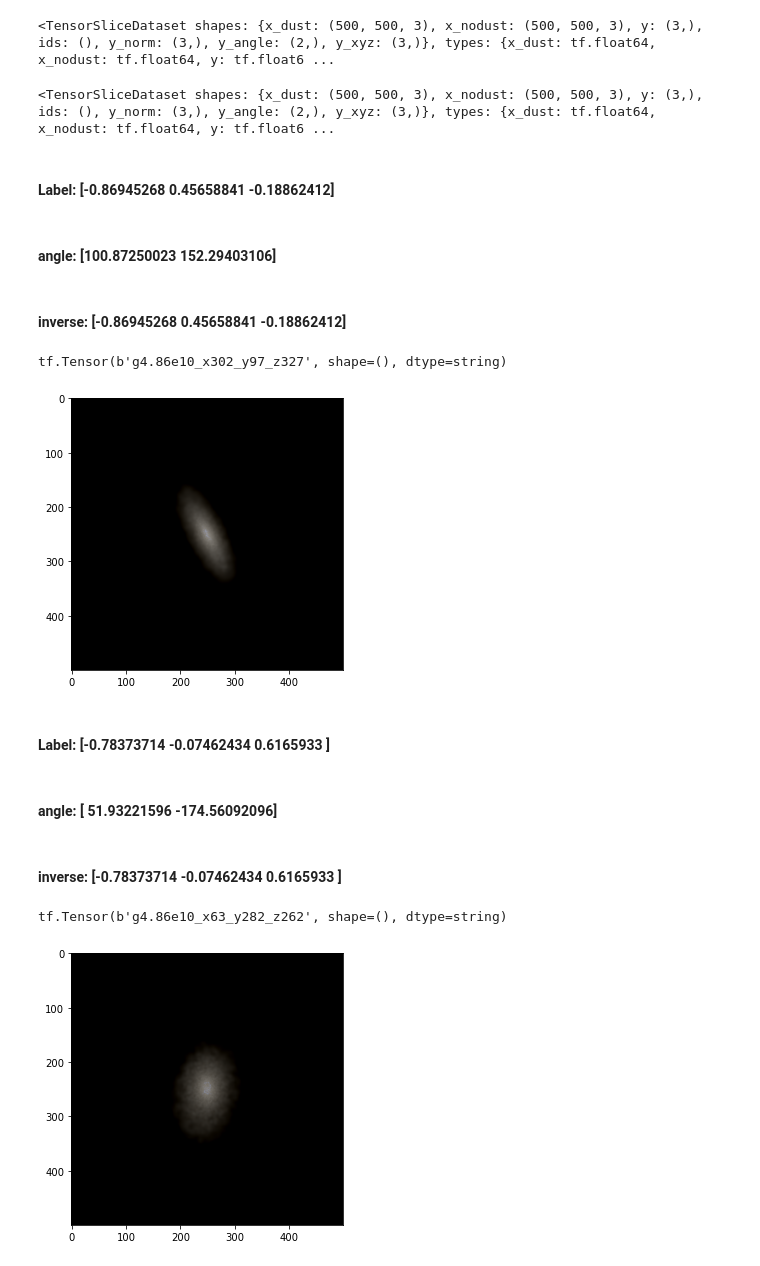
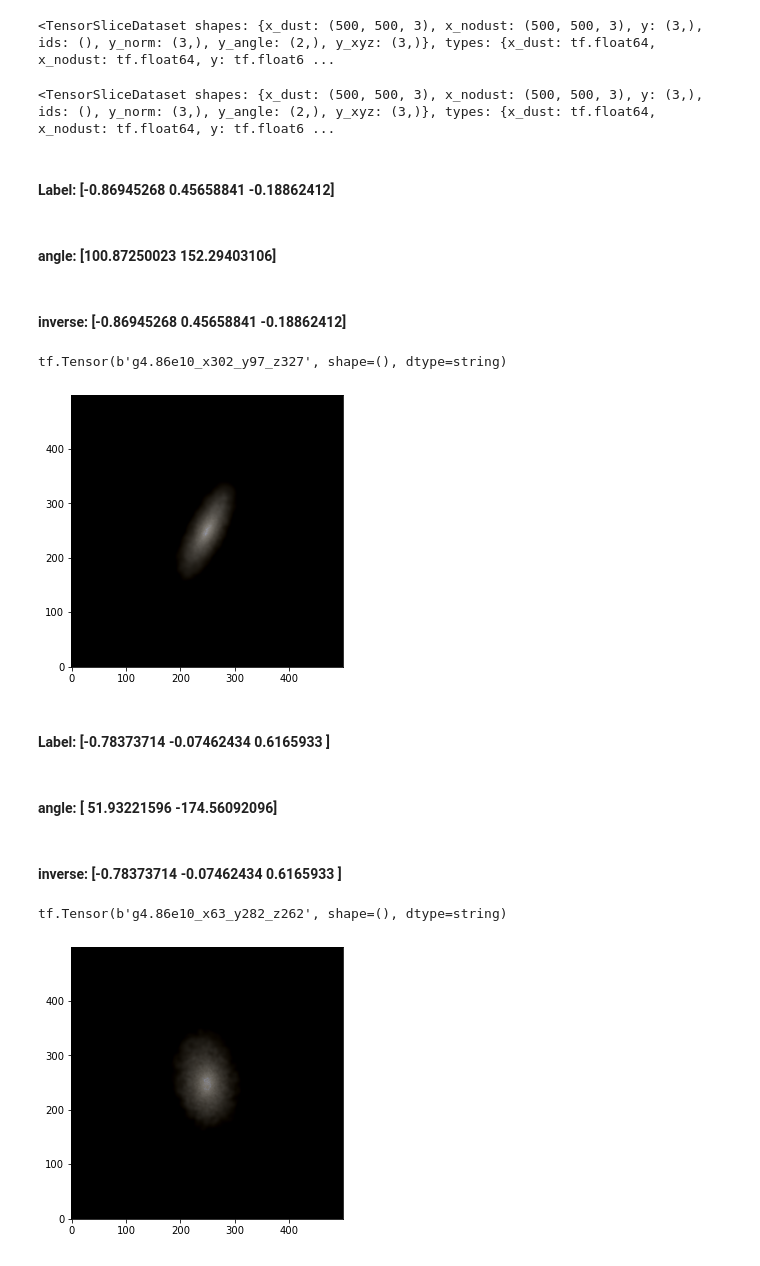
Before and after one commit to andreuva/DNN, a Jupyter notebook: play_data.ipynb, the cells around one changed output. Drawn from its saved outputs; the diff is of its cells as text; code cells hidden in the pictures.

Commit message:
changed origin in imshow

```diff
--- a/play_data.ipynb
+++ b/play_data.ipynb
@@ -122,43 +121,43 @@ def viz(ds):
     for e in elem:
         img = e['x_nodust'][:, :,:]
         fig, ax = plt.subplots(figsize=(5,5))
-        im = ax.imshow(img, cmap='gray', vmin=0, vmax=255)
+        im = ax.imshow(img, cmap='gray', vmin=0, vmax=255,origin='lower')
         display(Markdown("#### **Label:** {}".format(e['y_norm'])))
         display(Markdown("#### **angle:** {}".format(e['y_angle'])))
         display(Markdown("#### **inverse:** {}".format(e['y_xyz'])))
         print(e['ids'])
         plt.show()
         break
 
 def viz_batch(ds, idx):
     elem = ds.take(1) # get first batch
     for e in elem:
         img = e['x_nodust'][idx, :, :,:]
         fig, ax = plt.subplots(figsize=(5,5))
-        im = ax.imshow(img, cmap='gray', vmin=0, vmax=255)
+        im = ax.imshow(img, cmap='gray', vmin=0, vmax=255, origin='lower')
         display(Markdown("#### **Label:** {}".format(e['y_norm'][idx])))
         display(Markdown("#### **angle:** {}".format(e['y_angle'][idx])))
         display(Markdown("#### **inverse:** {}".format(e['y_xyz'][idx])))
         print(e['ids'][idx])
         plt.show()
         break
 
 print(dataset)
 viz(dataset)
 real_dataset = dataset.batch(batch_size).shuffle(10, seed=123)
 viz_batch(real_dataset, 2) # select any index within the batch, e.g. 2
 # %% [output]
 <TensorSliceDataset shapes: {x_dust: (500, 500, 3), x_nodust: (500, 500, 3), y: (3,), ids: (), y_norm: (3,), y_angle: (2,), y_xyz: (3,)}, types: {x_dust: tf.float64, x_nodust: tf.float64, y: tf.float6 ...
 #### **Label:** [-0.86945268  0.45658841 -0.18862412]
 #### **angle:** [100.87250023 152.29403106]
 #### **inverse:** [-0.86945268  0.45658841 -0.18862412]
 tf.Tensor(b'g4.86e10_x302_y97_z327', shape=(), dtype=string)
-[figure, old version]
+[figure, new version]
 #### **Label:** [-0.78373714 -0.07462434  0.6165933 ]
 #### **angle:** [  51.93221596 -174.56092096]
 #### **inverse:** [-0.78373714 -0.07462434  0.6165933 ]
 tf.Tensor(b'g4.86e10_x63_y282_z262', shape=(), dtype=string)
-[figure, old version]
+[figure, new version]
 # %%
 # Build model
 base_model = ResNet34(input_shape=(sizey,sizex,3), weights='imagenet', include_top=False)
```
Also changed, not shown: parts of 2 cells of this notebook, 1 other file.
